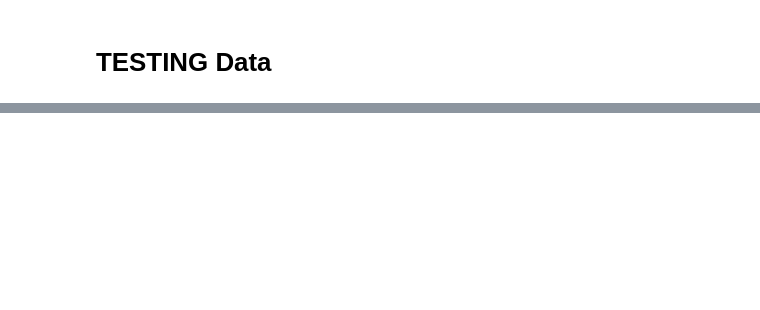
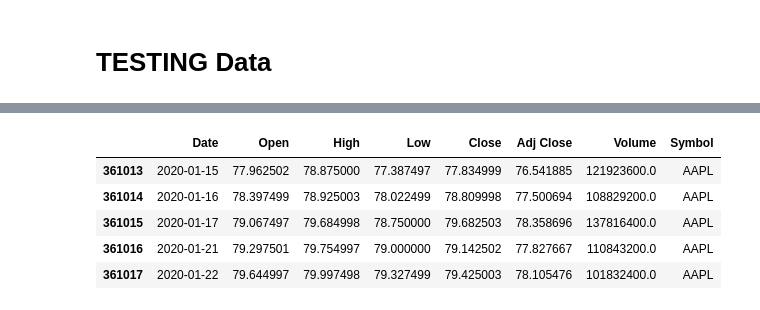
Before and after one commit to xuda1979/DF, a Jupyter notebook: dl_01.ipynb, the cells around one changed output, grey strips where cells are left out. Cells and saved outputs as stored; diff of their text form; code cells hidden in the pictures; blank space fills up the shorter version.

```diff
--- a/dl_01.ipynb
+++ b/dl_01.ipynb
@@ -70,2 +66,2 @@ Index(['Open', 'High', 'Low', 'Close', 'Adj Close', 'Volume', 'Symbol'], dtype='
 # %%
-data_all= data_all.reset_index()
+data_all = data_all.reset_index(drop=True)
@@ -344,0 +276,10 @@ for symbol in testing_close_return: #testing_symbols:
+# %%
+mask = data_training['Symbol'] =='AAPL'
+data_training[mask].head()
+# %% [output]
+|  | Date | Open | High | Low | Close | Adj Close | Volume | Symbol |
+| 361013 | 2020-01-15 | 77.962502 | 78.875000 | 77.387497 | 77.834999 | 76.541885 | 121923600.0 | AAPL |
+| 361014 | 2020-01-16 | 78.397499 | 78.925003 | 78.022499 | 78.809998 | 77.500694 | 108829200.0 | AAPL |
+| 361015 | 2020-01-17 | 79.067497 | 79.684998 | 78.750000 | 79.682503 | 78.358696 | 137816400.0 | AAPL |
+| 361016 | 2020-01-21 | 79.297501 | 79.754997 | 79.000000 | 79.142502 | 77.827667 | 110843200.0 | AAPL |
+| 361017 | 2020-01-22 | 79.644997 | 79.997498 | 79.327499 | 79.425003 | 78.105476 | 101832400.0 | AAPL |
```
Also changed, not shown: parts of 40 cells of this notebook.
